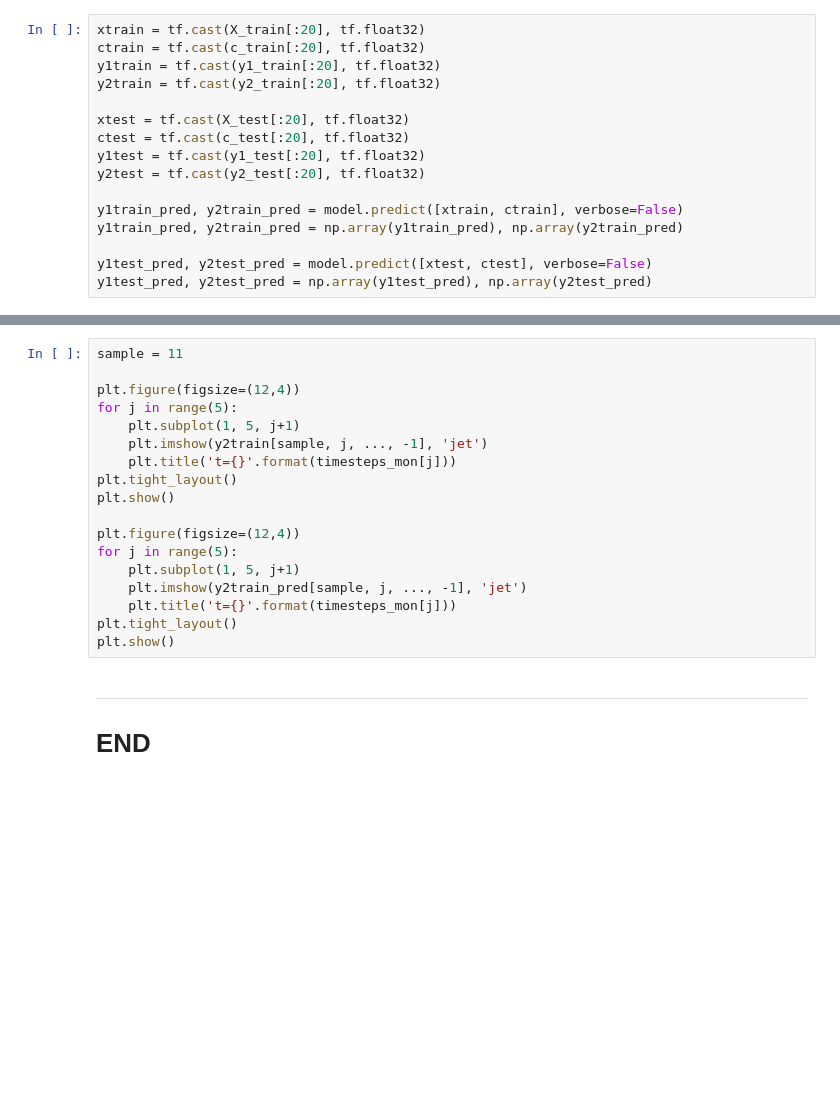
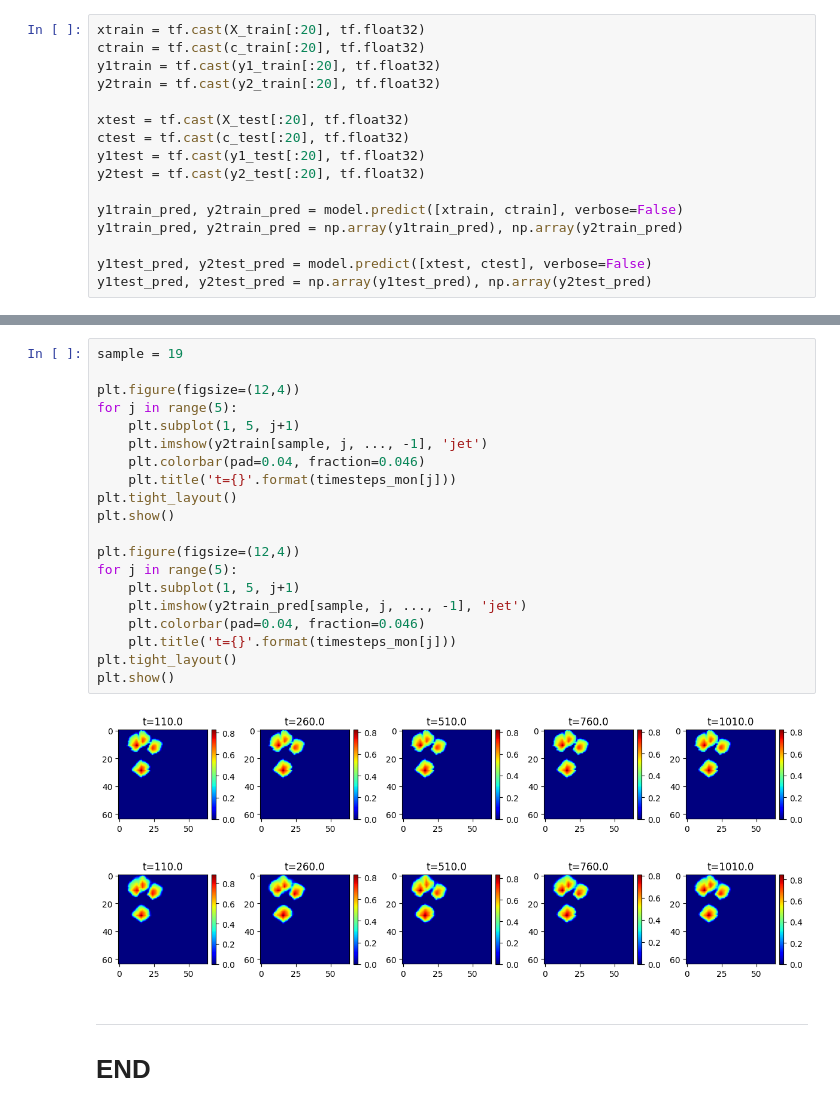
Before and after one commit to misaelmmorales/Placement-Control-Optim-CO2, a Jupyter notebook: SlopingAquiferSmall/slopingaquifer_keras.ipynb, the cells around one changed output, grey strips where cells are left out. Saved outputs shown, nothing was run; the diff lists cells and outputs as text; blank space fills up the shorter version.

```diff
--- a/SlopingAquiferSmall/slopingaquifer_keras.ipynb
+++ b/SlopingAquiferSmall/slopingaquifer_keras.ipynb
@@ -189,21 +222,26 @@ plt.show()
 # %%
-sample = 11
+sample = 19
 
 plt.figure(figsize=(12,4))
 for j in range(5):
     plt.subplot(1, 5, j+1)
     plt.imshow(y2train[sample, j, ..., -1], 'jet')
+    plt.colorbar(pad=0.04, fraction=0.046)
     plt.title('t={}'.format(timesteps_mon[j]))
 plt.tight_layout()
 plt.show()
 
 plt.figure(figsize=(12,4))
 for j in range(5):
     plt.subplot(1, 5, j+1)
     plt.imshow(y2train_pred[sample, j, ..., -1], 'jet')
+    plt.colorbar(pad=0.04, fraction=0.046)
     plt.title('t={}'.format(timesteps_mon[j]))
 plt.tight_layout()
 plt.show()
+# %% [output]
+[figure, added]
+[figure, added]
 # %% [markdown]
 ***
 # END
```
Also changed, not shown: parts of 7 cells of this notebook, 1 other file.
